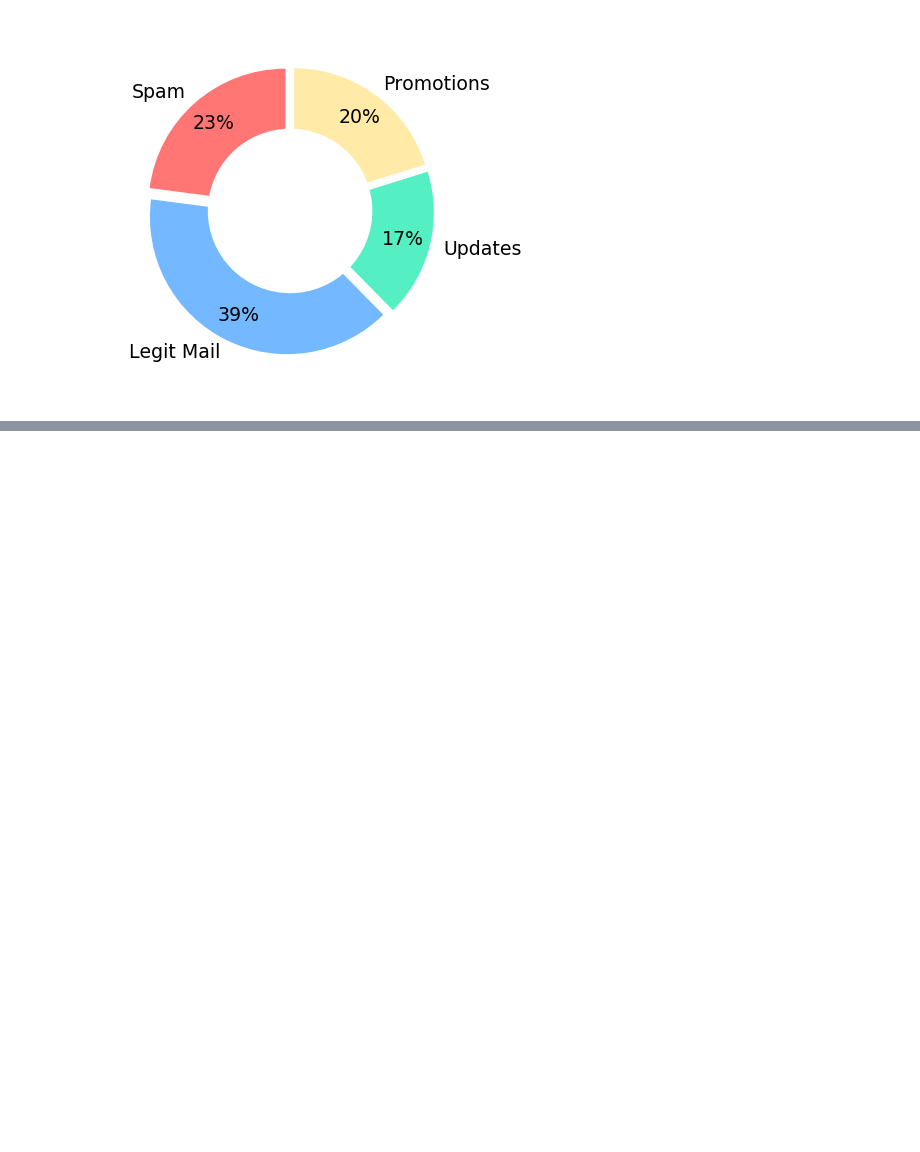
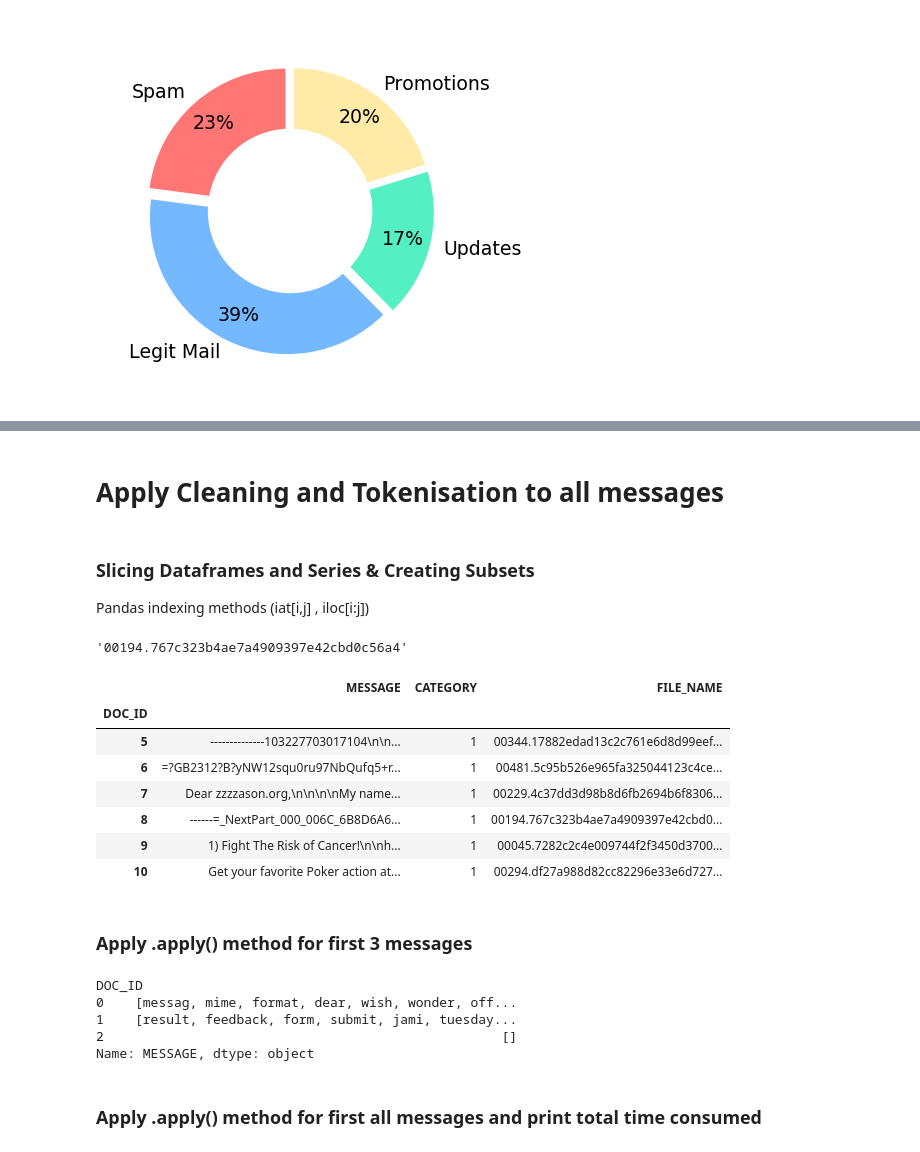
Before and after one commit to gautamrwx/machine-learning-assessment, a Jupyter notebook: 6-Bayes-Classifier_Pre-Processing.ipynb, the cells around one changed output, grey strips where cells are left out. Cells and saved outputs as stored; diff of their text form; code cells hidden in the pictures; blank space fills up the shorter version.

Commit message:
Language Procesing With Spam And No Spam Email

```diff
--- a/06-Bayes-Classifier _Pre-Processing.ipynb
+++ b/6-Bayes-Classifier_Pre-Processing.ipynb
@@ -290,0 +481,38 @@ plt.show()
+# %% [markdown]
+# Apply Cleaning and Tokenisation to all messages
+# %% [markdown]
+### Slicing Dataframes and Series & Creating Subsets
+
+Pandas indexing methods (iat[i,j] , iloc[i:j])
+# %%
+# Index at 8th row 2nd column
+data.iat[8, 2]
+# %% [output]
+'00194.767c323b4ae7a4909397e42cbd0c56a4'
+# %%
+# slice data from 5th row to 11th row
+data.iloc[5:11]
+# %% [output]
+|  | MESSAGE | CATEGORY | FILE_NAME |
+| DOC_ID |  |  |  |
+| 5 | --------------103227703017104\n\n... | 1 | 00344.17882edad13c2c761e6d8d99eef... |
+| 6 | =?GB2312?B?yNW12squ0ru97NbQufq5+r... | 1 | 00481.5c95b526e965fa325044123c4ce... |
+| 7 | Dear zzzzason.org,\n\n\n\nMy name... | 1 | 00229.4c37dd3d98b8d6fb2694b6f8306... |
+| 8 | ------=_NextPart_000_006C_6B8D6A6... | 1 | 00194.767c323b4ae7a4909397e42cbd0... |
+| 9 | 1) Fight The Risk of Cancer!\n\nh... | 1 | 00045.7282c2c4e009744f2f3450d3700... |
+| 10 | Get your favorite Poker action at... | 1 | 00294.df27a988d82cc82296e33e6d727... |
+# %% [markdown]
+### Apply .apply() method for first 3 messages
+# %%
+first_emails = data.MESSAGE.iloc[0:3]
+nested_list = first_emails.apply(clean_msg_no_html)
+
+print(nested_list)
+# %% [output]
+DOC_ID
+0    [messag, mime, format, dear, wish, wonder, off...
+1    [result, feedback, form, submit, jami, tuesday...
+2                                                   []
+Name: MESSAGE, dtype: object
+# %% [markdown]
+### Apply .apply() method for first all messages and print total time consumed
```
Also changed, not shown: parts of 47 cells of this notebook.
